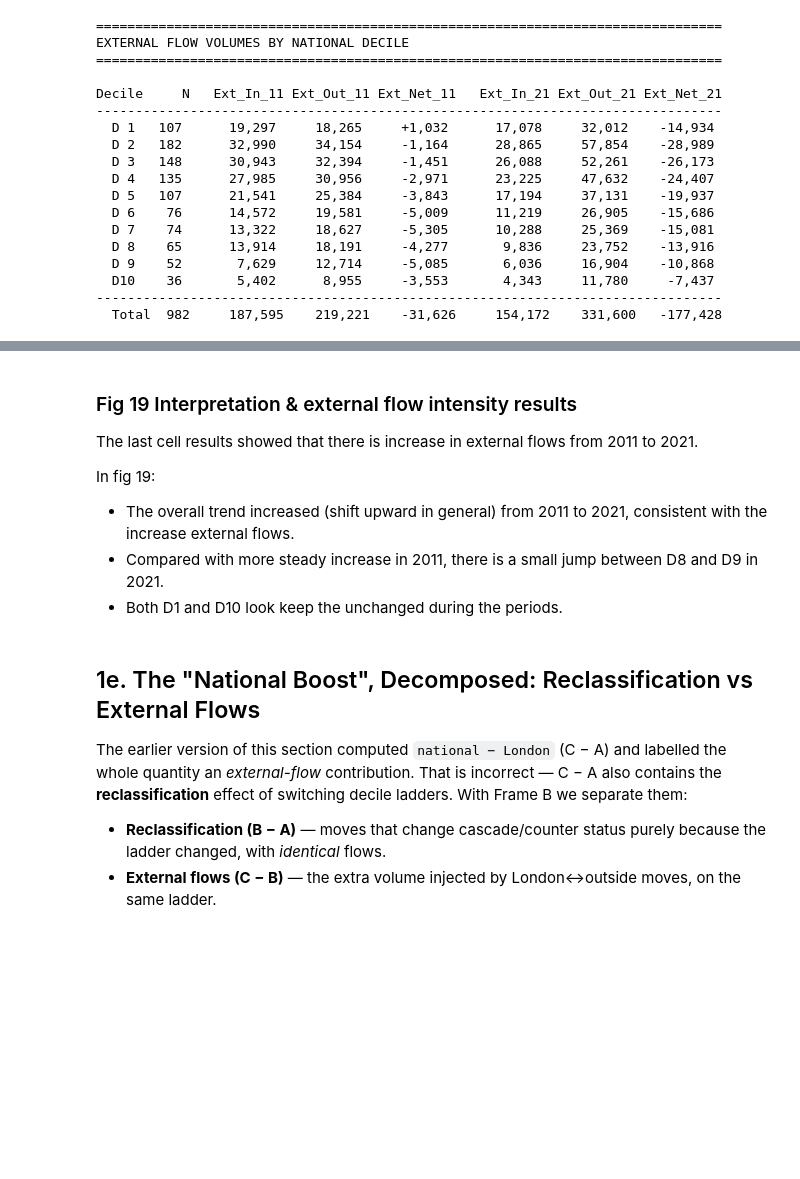
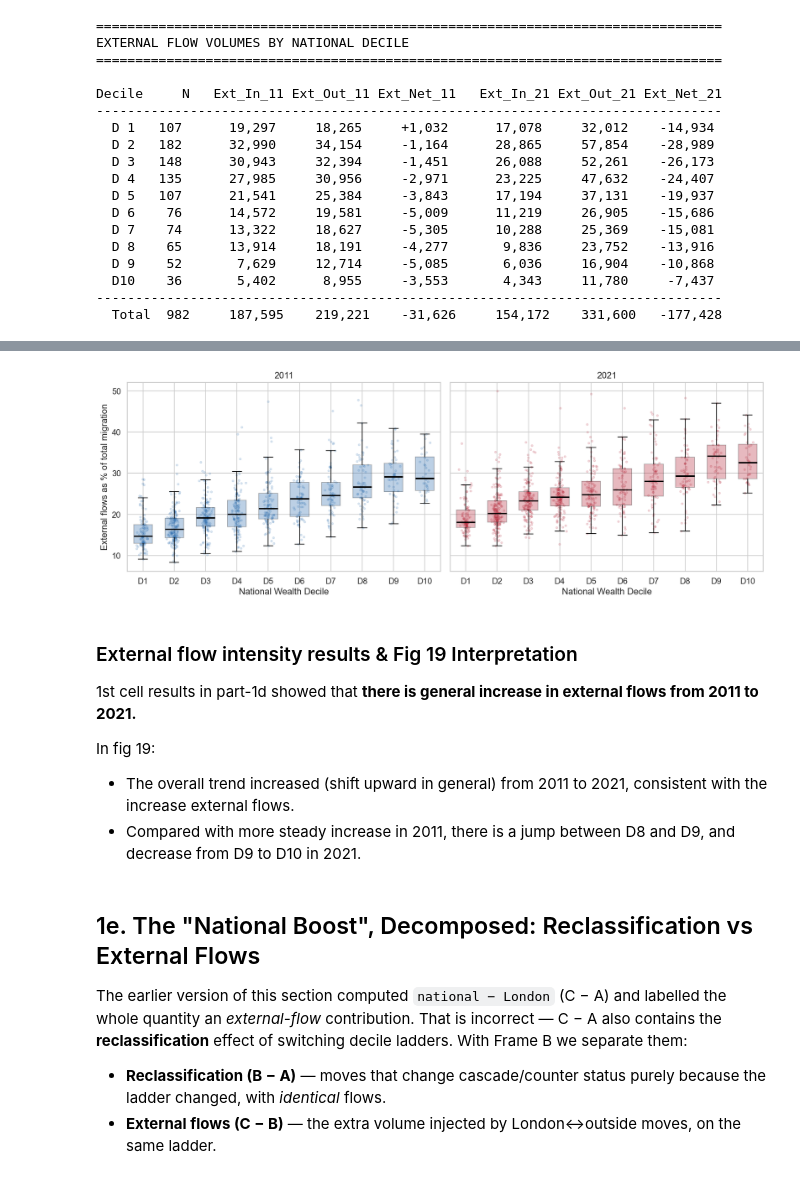
Before and after one commit to yxing82/CASA-Dissertation, a Jupyter notebook: scripts/eda_4_rerun_compare_natioanl_frame_and_london_only__20260625.ipynb, the cells around one changed output, grey strips where cells are left out. Saved outputs shown, nothing was run; the diff lists cells and outputs as text; code cells hidden in the pictures; blank space fills up the shorter version.

```diff
--- a/scripts/eda_4_rerun_compare_natioanl_frame_and_london_only__20260625.ipynb
+++ b/scripts/eda_4_rerun_compare_natioanl_frame_and_london_only__20260625.ipynb
@@ -480,3 +490,21 @@ Decile     N   Ext_In_11 Ext_Out_11 Ext_Net_11   Ext_In_21 Ext_Out_21 Ext_Net_21
   D10    36       5,402      8,955     -3,553       4,343     11,780     -7,437
 --------------------------------------------------------------------------------
   Total  982     187,595    219,221    -31,626     154,172    331,600   -177,428
+# %%
+# ------ duplicate results in 1b ------
+# Showing percentages of London-external migration classification,
+# given external node is D6.
+
+for yr in ['11', '21']:
+    below = ext_dec['Decile'] < 6
+    above = ext_dec['Decile'] > 6
+    split = {
+        'Outflow_Wealthier (D1–D5→Ext)':  ext_dec.loc[below, f'Ext_Out_{yr}'].sum(),
+        'Inflow_Wealthier  (Ext→D1–D5)':  ext_dec.loc[below, f'Ext_In_{yr}'].sum(),
+        'Outflow_Poorer    (D7–D10→Ext)': ext_dec.loc[above, f'Ext_Out_{yr}'].sum(),
+        'Inflow_Poorer     (Ext→D7–D10)': ext_dec.loc[above, f'Ext_In_{yr}'].sum(),
+    }
+    tot = ext_dec[f'Ext_In_{yr}'].sum() + ext_dec[f'Ext_Out_{yr}'].sum()
+    print(f"\n20{yr}:")
+    for k, v in sorted(split.items(), key=lambda x: -x[1]):
+        print(f"  {k:32s} {v:>9,.0f}  ({v/tot*100:4.1f}%)")
@@ -563,43 +628,44 @@ dec_col = 'Wealth_Decile_National'
 for idx, yr in enumerate(['11', '21']):
     ax = axes[idx]
     col = f'Ext_Share_{yr}'
 
     data_by_dec = [df.loc[df[dec_col] == d, col].values for d in range(1, 11)]
     bp = ax.boxplot(data_by_dec, positions=range(1, 11), patch_artist=True,
                     widths=0.6, showfliers=False)
     for box in bp['boxes']:
         box.set_facecolor('#2166ac' if yr == '11' else '#b2182b')
         box.set_alpha(0.3)
     for med in bp['medians']:
         med.set_color('black')
         med.set_linewidth(2)
 
     # Overlay strip
     for d in range(1, 11):
         vals = df.loc[df[dec_col] == d, col].values
         jitter = np.random.normal(0, 0.08, size=len(vals))
         ax.scatter(d + jitter, vals, alpha=0.15, s=8,
                    color='#2166ac' if yr == '11' else '#b2182b')
 
     ax.set_xlabel('National Wealth Decile')
     ax.set_title(f'20{yr}')
     ax.set_xticks(range(1, 11))
     ax.set_xticklabels([f'D{d}' for d in range(1, 11)])
 
 axes[0].set_ylabel('External flows as % of total migration')
-fig.suptitle('Fig 19: External Flow Share by National Decile', fontsize=13, y=1.02)
+# fig.suptitle('Fig 19: External Flow Share by National Decile', fontsize=13, y=1.02)
 plt.tight_layout()
 plt.savefig(OUTPUT_DIR / 'fig_19_external_share_by_decile.png', dpi=150)
 plt.show()
+# %% [output]
+[figure, added]
 # %% [markdown]
-### Fig 19 Interpretation & external flow intensity results
+### External flow intensity results & Fig 19 Interpretation
 
-The last cell results showed that there is increase in external flows from 2011 to 2021.
+1st cell results in part-1d showed that **there is general increase in external flows from 2011 to 2021.**
 
 In fig 19:
 - The overall trend increased (shift upward in general) from 2011 to 2021, consistent with the increase external flows.
-- Compared with more steady increase in 2011, there is a small jump between D8 and D9 in 2021.
-- Both D1 and D10 look keep the unchanged during the periods.
+- Compared with more steady increase in 2011, there is a jump between D8 and D9, and decrease from D9 to D10 in 2021.
 # %% [markdown]
 ## 1e. The "National Boost", Decomposed: Reclassification vs External Flows
 
```
Also changed, not shown: parts of 7 cells of this notebook, 5 other files.
